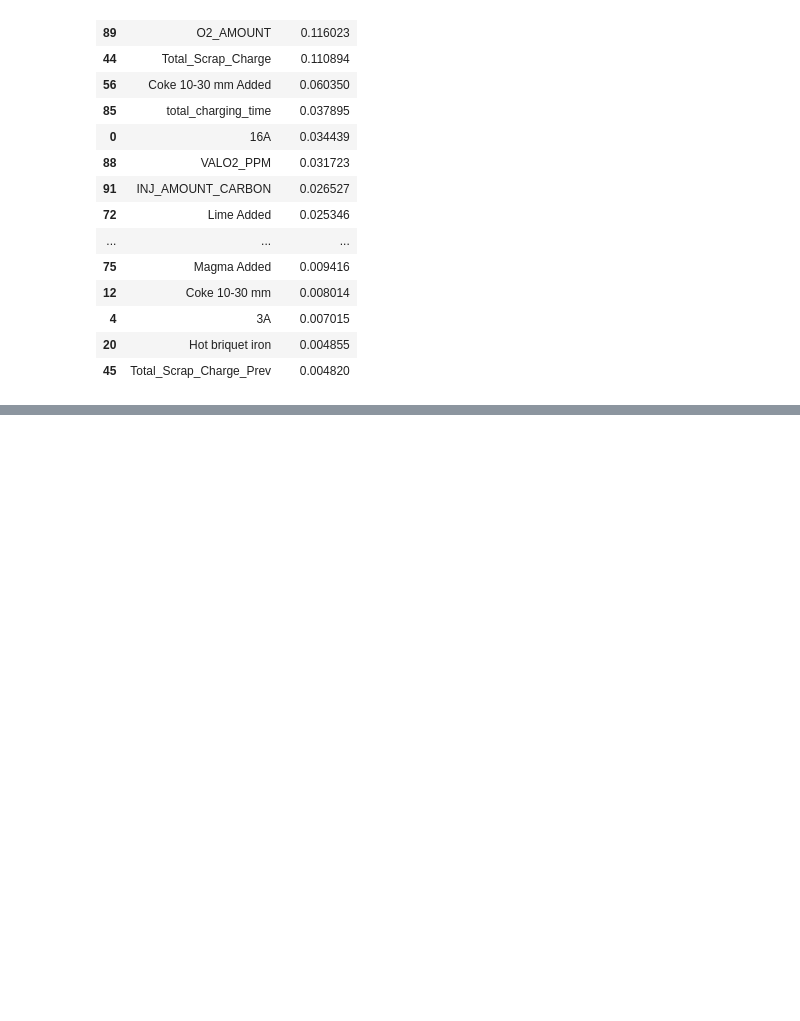
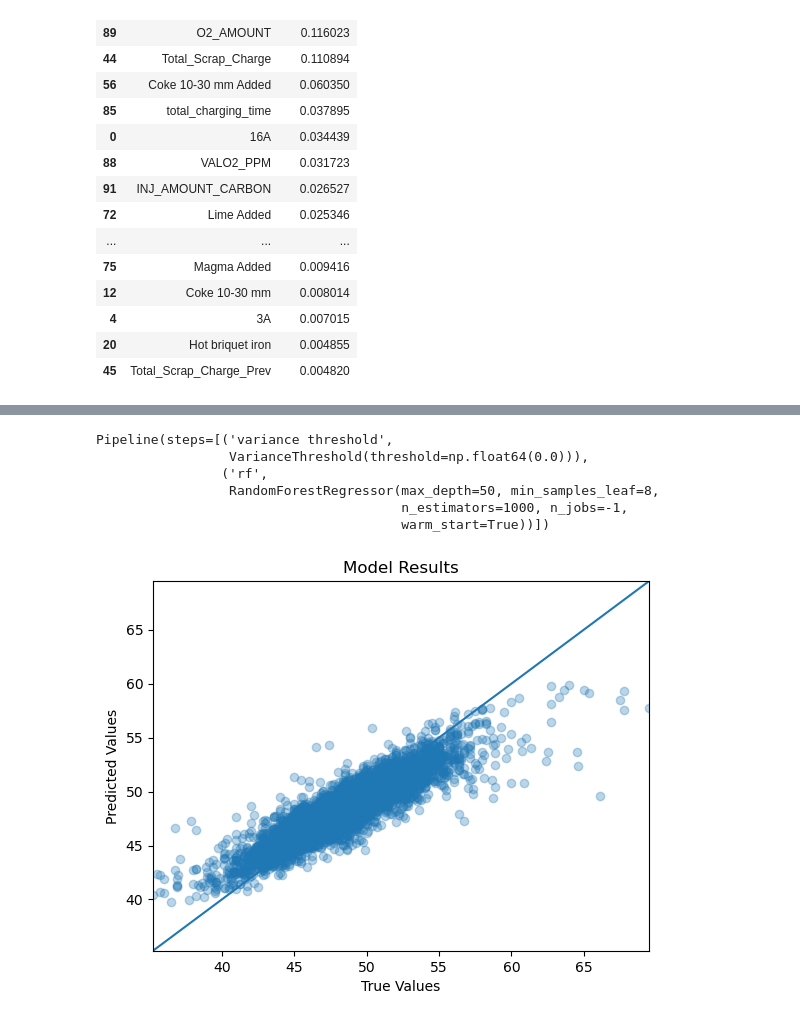
Before and after one commit to Jilai01/CHE1147-Team-8, a Jupyter notebook: EAF_Supervised_Learning.ipynb, the cells around one changed output, grey strips where cells are left out. Cells and saved outputs as stored; diff of their text form; code cells hidden in the pictures; blank space fills up the shorter version.

```diff
--- a/EAF_Supervised_Learning.ipynb
+++ b/EAF_Supervised_Learning.ipynb
@@ -226,0 +262,23 @@ feat_importances.head(20)
+# %%
+rf = RandomForestRegressor(n_jobs=-1, warm_start=True)
+# %%
+rf_pipeline = Pipeline(
+    [
+        ('variance threshold', VarianceThreshold()),
+        # ('scaling', StandardScaler()),
+        ('rf', rf)
+    ]
+)
+# %%
+param_grid_rf = {
+    'variance threshold__threshold': [0, feat_variance.quantile(0.05), feat_variance.quantile(0.1), feat_variance.quantile(0.2), feat_variance.quantile(0.4), feat_variance.quantile(0.6), feat_variance.quantile(0.8)],
+    # 'scaling': [None, MinMaxScaler(), StandardScaler()]
+    'rf__n_estimators': [100, 1000],
+    'rf__max_depth': [10, 20, 50],
+    'rf__min_samples_leaf': [4, 8, 16, 32]
+}
+
+random_param_grid_rf = RandomizedSearchCV(rf_pipeline, param_distributions=param_grid_rf, n_iter=20,
+                        cv=5, verbose=2, n_jobs=-1)
+# %%
+random_param_grid_rf.fit(df_train[FEATURES], df_train[TARGET])
@@ -226,0 +305,13 @@ feat_importances.head(20)
+# %%
+random_param_grid_rf.best_estimator_
+# %% [output]
+Pipeline(steps=[('variance threshold',
+                 VarianceThreshold(threshold=np.float64(0.0))),
+                ('rf',
+                 RandomForestRegressor(max_depth=50, min_samples_leaf=8,
+                                       n_estimators=1000, n_jobs=-1,
+                                       warm_start=True))])
+# %%
+plot_predictions(random_param_grid_rf.best_estimator_, df_train[FEATURES], df_train[TARGET])
+# %% [output]
+[figure, added]
```
Also changed, not shown: parts of 12 cells of this notebook.
